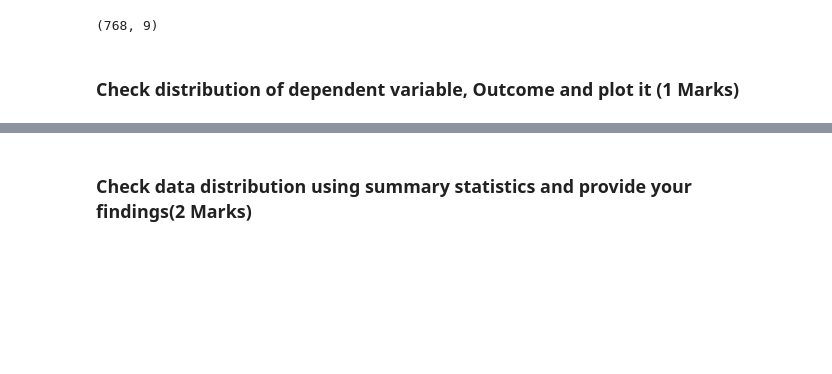
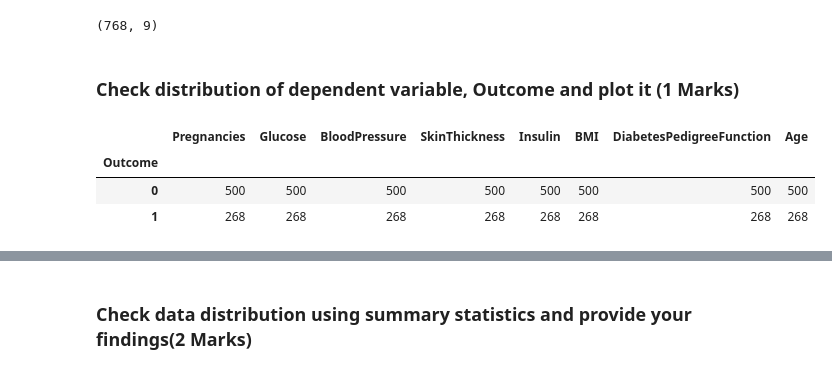
Before and after one commit to GreatLearningAIML1/bangalore-feb-batch-siju-samuel, a Jupyter notebook: R5_Lab_ExternalUnSupervisedSVMDiabates/R5_Lab_External_Unsupervised_SVM_Problem_Diabetes.ipynb, the cells around one changed output, grey strips where cells are left out. Saved outputs shown, nothing was run; the diff lists cells and outputs as text; code cells hidden in the pictures; blank space fills up the shorter version.

```diff
--- a/R5_Lab_ExternalUnSupervisedSVMDiabates/R5_Lab_External_Unsupervised_SVM_Problem_Diabetes.ipynb
+++ b/R5_Lab_ExternalUnSupervisedSVMDiabates/R5_Lab_External_Unsupervised_SVM_Problem_Diabetes.ipynb
@@ -60,3 +60,10 @@ df.shape
 (768, 9)
 # %% [markdown]
 ### Check distribution of dependent variable, Outcome and plot it (1 Marks)
+# %%
+df.groupby(["Outcome"]).count()
+# %% [output]
+|  | Pregnancies | Glucose | BloodPressure | SkinThickness | Insulin | BMI | DiabetesPedigreeFunction | Age |
+| Outcome |  |  |  |  |  |  |  |  |
+| 0 | 500 | 500 | 500 | 500 | 500 | 500 | 500 | 500 |
+| 1 | 268 | 268 | 268 | 268 | 268 | 268 | 268 | 268 |
```
Also changed, not shown: parts of 23 cells of this notebook.
